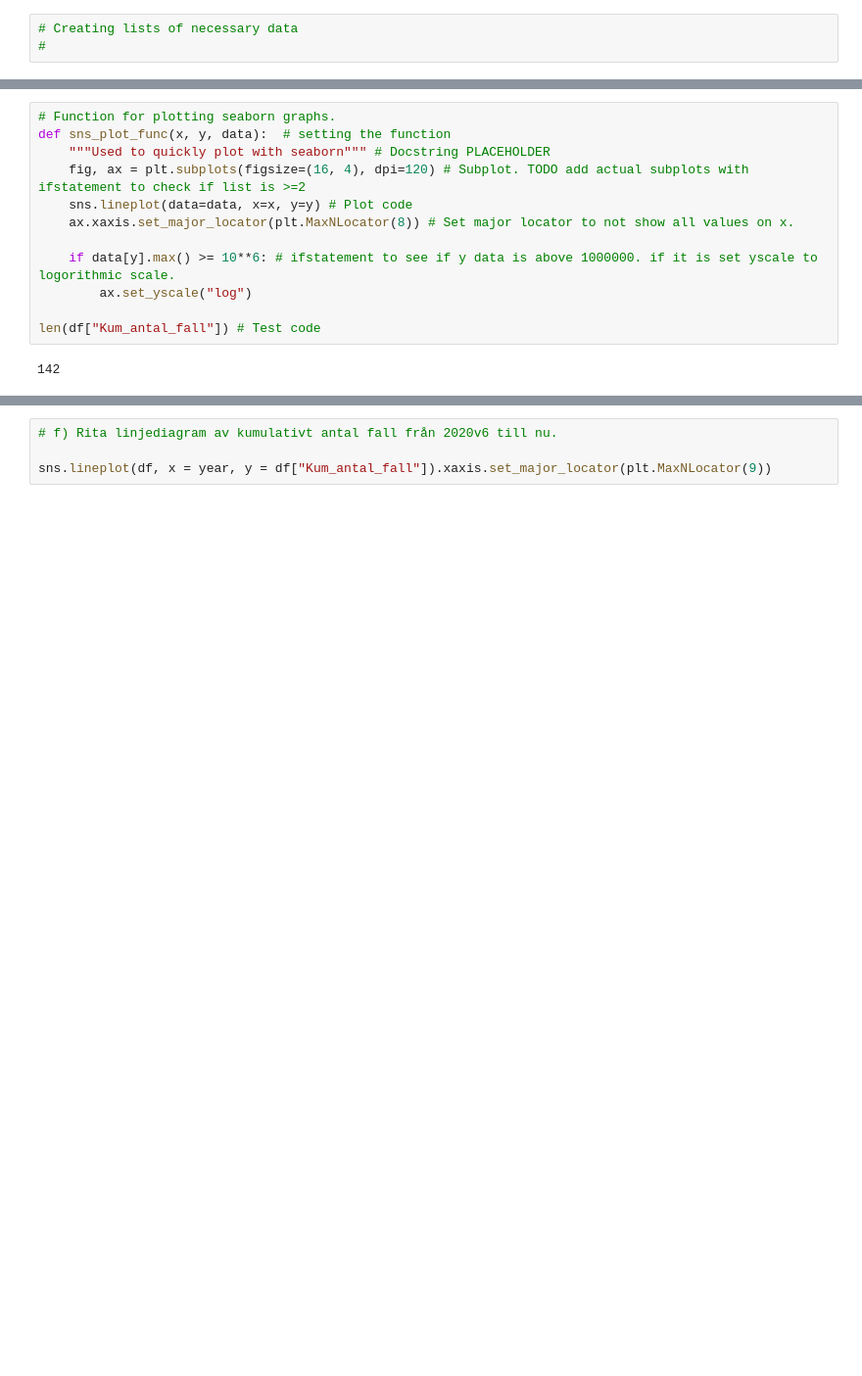
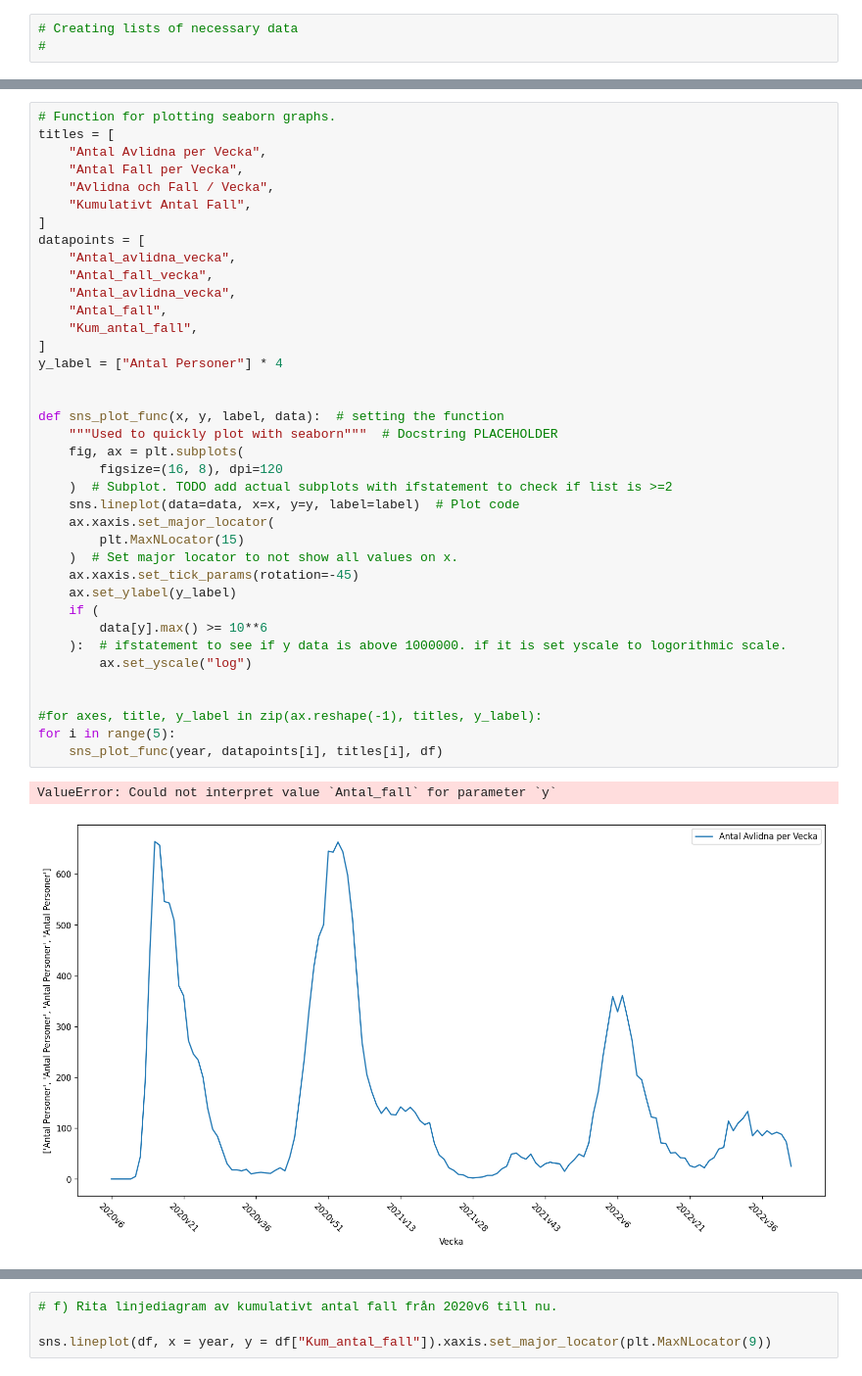
Before and after one commit to Rufshod/Databehandling-Alexander-Andersson, a Jupyter notebook: Lab/Code/Lab_draft.ipynb, the cells around one changed output, grey strips where cells are left out. Shown: that part at 98% size. Drawn from its saved outputs; the diff is of its cells as text; blank space fills up the shorter version.

```diff
--- a/Lab/Code/Lab_draft.ipynb
+++ b/Lab/Code/Lab_draft.ipynb
@@ -109,14 +113,41 @@ ax[1].set(title="Nya fall per vecka");
 # %%
 # Function for plotting seaborn graphs.
-def sns_plot_func(x, y, data):  # setting the function
-    """Used to quickly plot with seaborn""" # Docstring PLACEHOLDER
-    fig, ax = plt.subplots(figsize=(16, 4), dpi=120) # Subplot. TODO add actual subplots with ifstatement to check if list is >=2
-    sns.lineplot(data=data, x=x, y=y) # Plot code
-    ax.xaxis.set_major_locator(plt.MaxNLocator(8)) # Set major locator to not show all values on x.
+titles = [
+    "Antal Avlidna per Vecka",
+    "Antal Fall per Vecka",
+    "Avlidna och Fall / Vecka",
+    "Kumulativt Antal Fall",
+]
+datapoints = [
+    "Antal_avlidna_vecka",
+    "Antal_fall_vecka",
+    "Antal_avlidna_vecka",
+    "Antal_fall",
+    "Kum_antal_fall",
+]
+y_label = ["Antal Personer"] * 4
 
-    if data[y].max() >= 10**6: # ifstatement to see if y data is above 1000000. if it is set yscale to logorithmic scale.
+
+def sns_plot_func(x, y, label, data):  # setting the function
+    """Used to quickly plot with seaborn"""  # Docstring PLACEHOLDER
+    fig, ax = plt.subplots(
+        figsize=(16, 8), dpi=120
+    )  # Subplot. TODO add actual subplots with ifstatement to check if list is >=2
+    sns.lineplot(data=data, x=x, y=y, label=label)  # Plot code
+    ax.xaxis.set_major_locator(
+        plt.MaxNLocator(15)
+    )  # Set major locator to not show all values on x.
+    ax.xaxis.set_tick_params(rotation=-45)
+    ax.set_ylabel(y_label)
+    if (
+        data[y].max() >= 10**6
+    ):  # ifstatement to see if y data is above 1000000. if it is set yscale to logorithmic scale.
         ax.set_yscale("log")
 
-len(df["Kum_antal_fall"]) # Test code
+
+#for axes, title, y_label in zip(ax.reshape(-1), titles, y_label):
+for i in range(5):
+    sns_plot_func(year, datapoints[i], titles[i], df)
 # %% [output]
-142
+ValueError: Could not interpret value `Antal_fall` for parameter `y`
+[figure, added]
```
Also changed, not shown: parts of 13 cells of this notebook, 3 other files.
